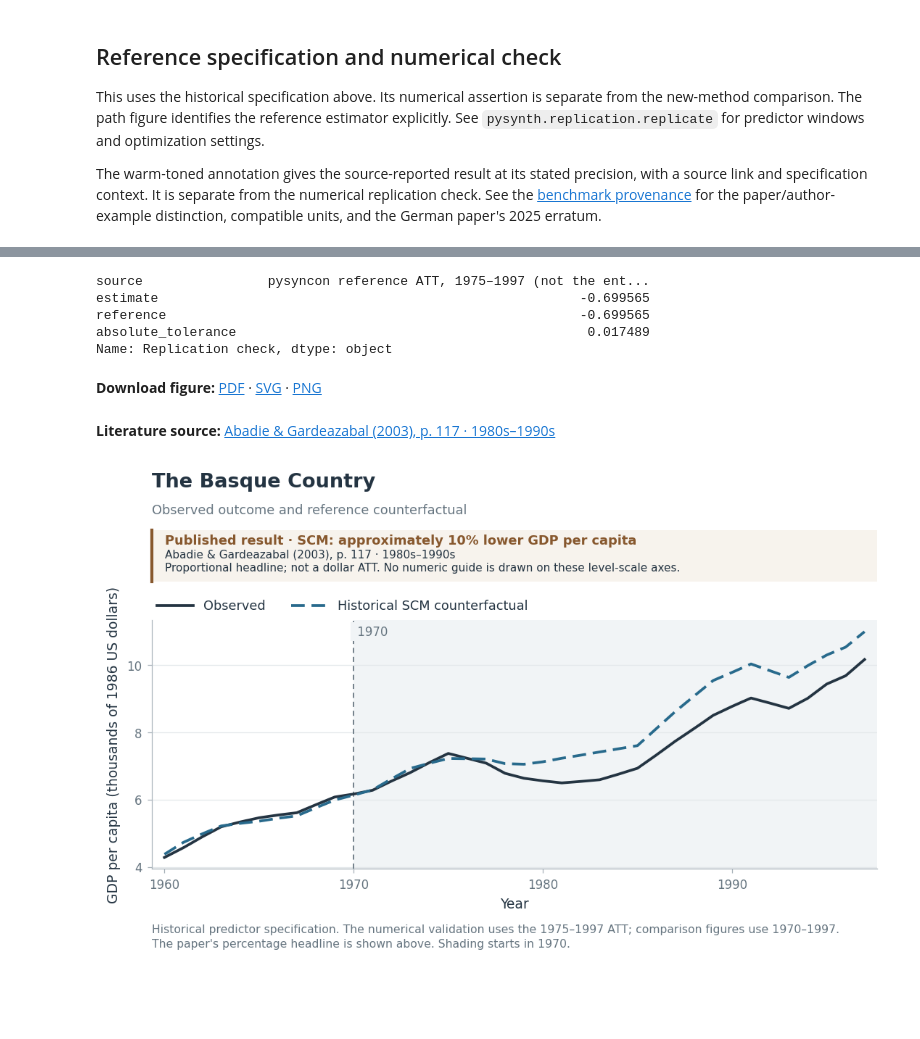
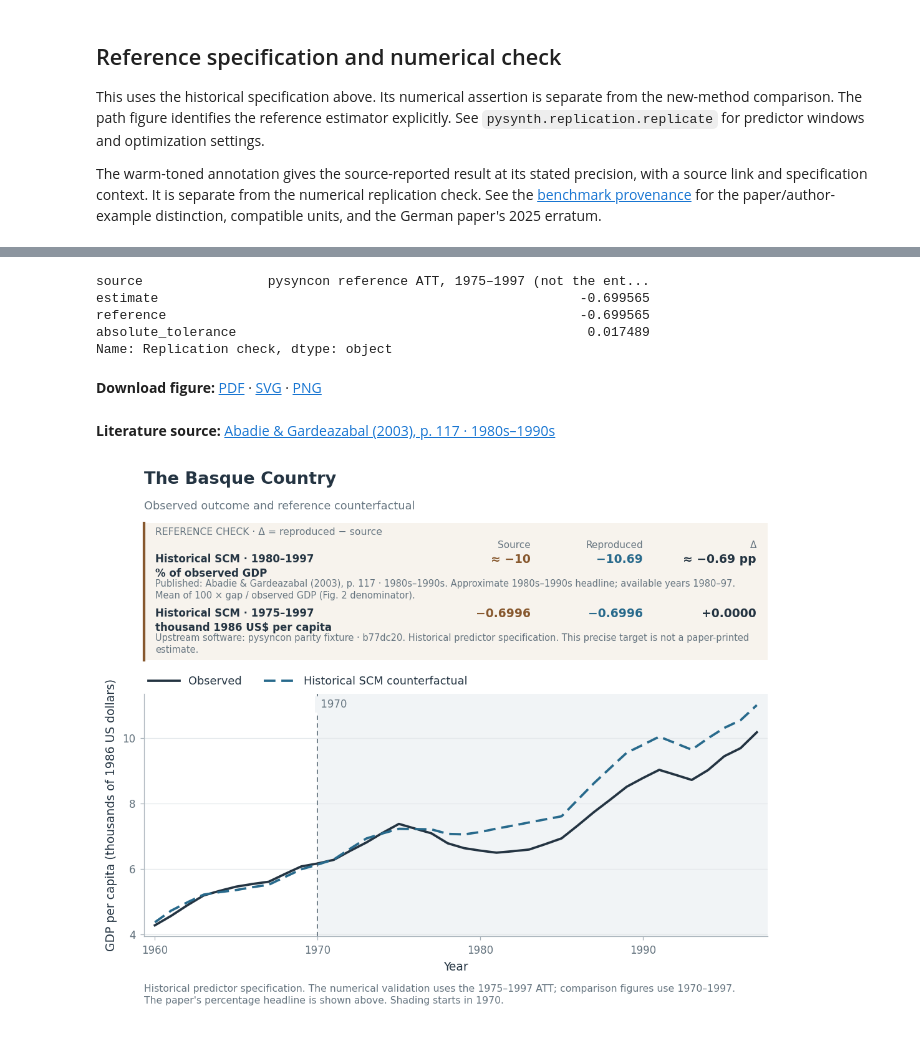
Before and after one commit to crahal/pysynthcon, a Jupyter notebook: empirical_examples/basque.ipynb, the cells around one changed output, grey strips where cells are left out. Saved outputs shown, nothing was run; the diff lists cells and outputs as text; code cells hidden in the pictures; blank space fills up the shorter version.

Commit message:
docs: publish fully executed empirical comparisons and replication diagnostics

```diff
--- a/empirical_examples/basque.ipynb
+++ b/empirical_examples/basque.ipynb
@@ -89,6 +95,7 @@ benchmark = LITERATURE_BENCHMARKS[name]
 # Works when the kernel starts in either the repository or notebook folder.
 example_dir = Path.cwd() if Path.cwd().name == 'empirical_examples' else Path.cwd() / 'empirical_examples'
 figure_dir = Path(os.environ.get('PYSYNTH_FIGURE_DIR', example_dir / 'figures')) / name
+figure_dir.mkdir(parents=True, exist_ok=True)
 
 def export_figure(fig, kind):
     paths = save_figure(fig, figure_dir / f'{name}-{kind}')
@@ -101,6 +108,31 @@ def export_figure(fig, kind):
 
 reference = replicate(name, data)
 report = check_replication(name, reference)
+additional = None
+paper_uncertainty = None
+if name == 'california':
+    additional = {'SC': SyntheticDID().fit_sc(panel), 'DID': DifferenceInDifferences().fit(panel)}
+    paper_uncertainty = california_paper_inference(panel, reference)
+    se_reference = paper_uncertainty.metadata['paper_replication']['reference_standard_error']
+    np.testing.assert_allclose(paper_uncertainty.standard_error, se_reference, atol=1e-9, rtol=0)
+    assert abs(additional['SC'].att - (-19.6)) <= 0.05
+    assert abs(additional['DID'].att - (-27.3)) <= 0.05
+    report.update({'SE estimate': paper_uncertainty.standard_error,
+                   'SE reference': se_reference, 'SE absolute tolerance': 1e-9})
+
+def matched_references(fit, additional=None):
+    refs = reference_comparisons(name, fit, additional=additional)
+    if paper_uncertainty is not None:
+        refs = [replace(r, context=r.context + (
+            f' SE: paper 8.4; reproduced {paper_uncertainty.standard_error:.3f} '
+            '(authors’ seed 12345).'
+        )) if r.label == 'SDID' else r for r in refs]
+    return refs
+
+references = matched_references(reference, additional=additional)
+reference_table = reference_comparison_table(references)
+display(reference_table)
+reference_table.to_csv(figure_dir / f'{name}-references.csv', index=False)
 display(pd.Series(report, name='Replication check'))
 ax = plot_paths(
     reference,
@@ -110,7 +142,7 @@ ax = plot_paths(
     observed_label='Observed',
     counterfactual_label=figure_details['reference'],
     intervention_label=figure_details['onset'],
-    benchmark=benchmark,
+    references=references,
     note=figure_details['reference_note'],
 )
 reference_files = export_figure(ax.figure, 'reference')
@@ -119,11 +154,11 @@ plt.show()
 source                pysyncon reference ATT, 1975–1997 (not the ent...
 estimate                                                      -0.699565
 reference                                                     -0.699565
 absolute_tolerance                                             0.017489
 Name: Replication check, dtype: object
 **Download figure:** [PDF](figures/basque/basque-reference.pdf) · [SVG](figures/basque/basque-reference.svg) · [PNG](figures/basque/basque-reference.png)
 **Literature source:** [Abadie & Gardeazabal (2003), p. 117 · 1980s–1990s](https://economics.mit.edu/sites/default/files/publications/The%20Economic%20Costs%20of%20Conflict.pdf#page=5)
-[figure, old version]
+[figure, new version]
 # %% [markdown]
 ## Fit all applicable methods on a common sample
 
```
Also changed, not shown: parts of 14 cells of this notebook, 8 other files.
